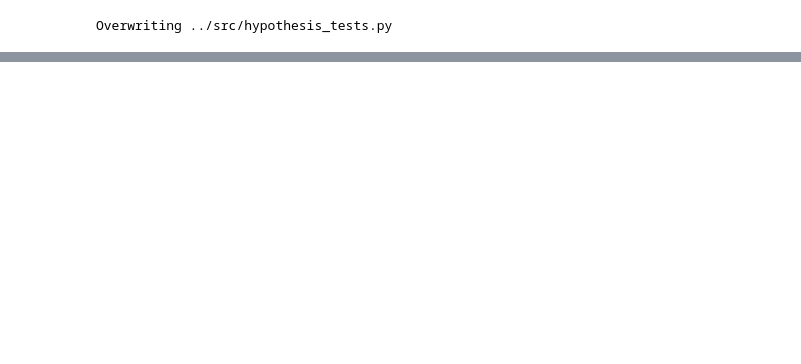
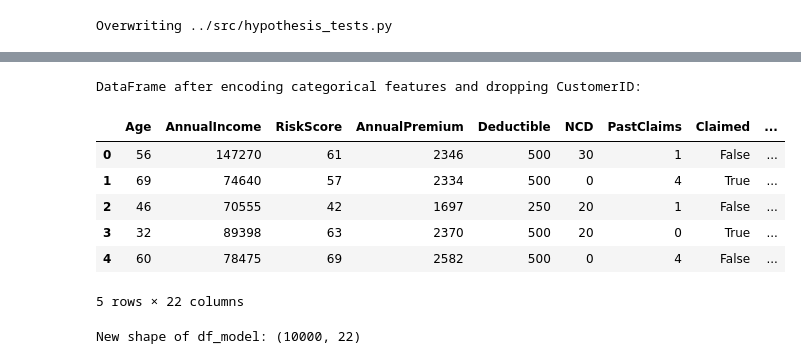
Before and after one commit to kal-endale/Insurance_Risk_Analytics, a Jupyter notebook: notebooks/task-3.ipynb, the cells around one changed output, grey strips where cells are left out. Saved outputs shown, nothing was run; the diff lists cells and outputs as text; code cells hidden in the pictures; blank space fills up the shorter version.

```diff
--- a/notebooks/task-3.ipynb
+++ b/notebooks/task-3.ipynb
@@ -7,6 +7,20 @@ df = pd.read_csv('../data/insurance_data.csv')
 
 # Display the first 5 rows to inspect the data
 display(df.head())
+
+# Calculate Loss Ratio
+df['LossRatio'] = df['TotalClaims'] / df['TotalPremium']
+
+# Calculate Margin
+df['Margin'] = df['TotalPremium'] - df['TotalClaims']
+
+# Convert 'TransactionDate' to datetime objects
+df['TransactionDate'] = pd.to_datetime(df['TransactionDate'])
+
+# Display the DataFrame head with the new columns and check data types again
+display(df.head())
+df.info()
+
 
 # Create a cleaned version of the DataFrame
 # For simplicity, let's convert 'Gender' to numerical (0 for Male, 1 for Female)
@@ -198,0 +393,41 @@ Overwriting ../src/hypothesis_tests.py
+# %%
+import pandas as pd
+from sklearn.model_selection import train_test_split
+from sklearn.preprocessing import LabelEncoder
+
+# Make a copy to avoid modifying the original df_cleaned directly
+df_model = df_cleaned.copy()
+
+# --- Feature Engineering ---
+# Example: Create an interaction term or bin numerical features if relevant.
+# For now, let's keep it simple and focus on encoding.
+
+# --- Encoding Categorical Variables ---
+# Identify categorical columns to encode
+categorical_cols = [
+    'Province', 'VehicleType', 'CoverType', 'AutoMake', 'VehicleModel'
+] # Gender_Encoded is already numerical
+
+for col in categorical_cols:
+    if col in df_model.columns:
+        le = LabelEncoder()
+        df_model[col + '_Encoded'] = le.fit_transform(df_model[col])
+        df_model = df_model.drop(columns=[col])
+
+# Drop CustomerID as it's an identifier and not a feature
+df_model = df_model.drop(columns=['CustomerID'])
+
+# Display the first few rows of the processed DataFrame
+print("DataFrame after encoding categorical features and dropping CustomerID:")
+display(df_model.head())
+print(f"New shape of df_model: {df_model.shape}")
+# %% [output]
+DataFrame after encoding categorical features and dropping CustomerID:
+|  | Age | AnnualIncome | RiskScore | AnnualPremium | Deductible | NCD | PastClaims | Claimed | ... |
+| 0 | 56 | 147270 | 61 | 2346 | 500 | 30 | 1 | False | ... |
+| 1 | 69 | 74640 | 57 | 2334 | 500 | 0 | 4 | True | ... |
+| 2 | 46 | 70555 | 42 | 1697 | 250 | 20 | 1 | False | ... |
+| 3 | 32 | 89398 | 63 | 2370 | 500 | 20 | 0 | True | ... |
+| 4 | 60 | 78475 | 69 | 2582 | 500 | 0 | 4 | False | ... |
+5 rows × 22 columns
+New shape of df_model: (10000, 22)
```
Also changed, not shown: parts of 5 cells of this notebook, 3 other files.
